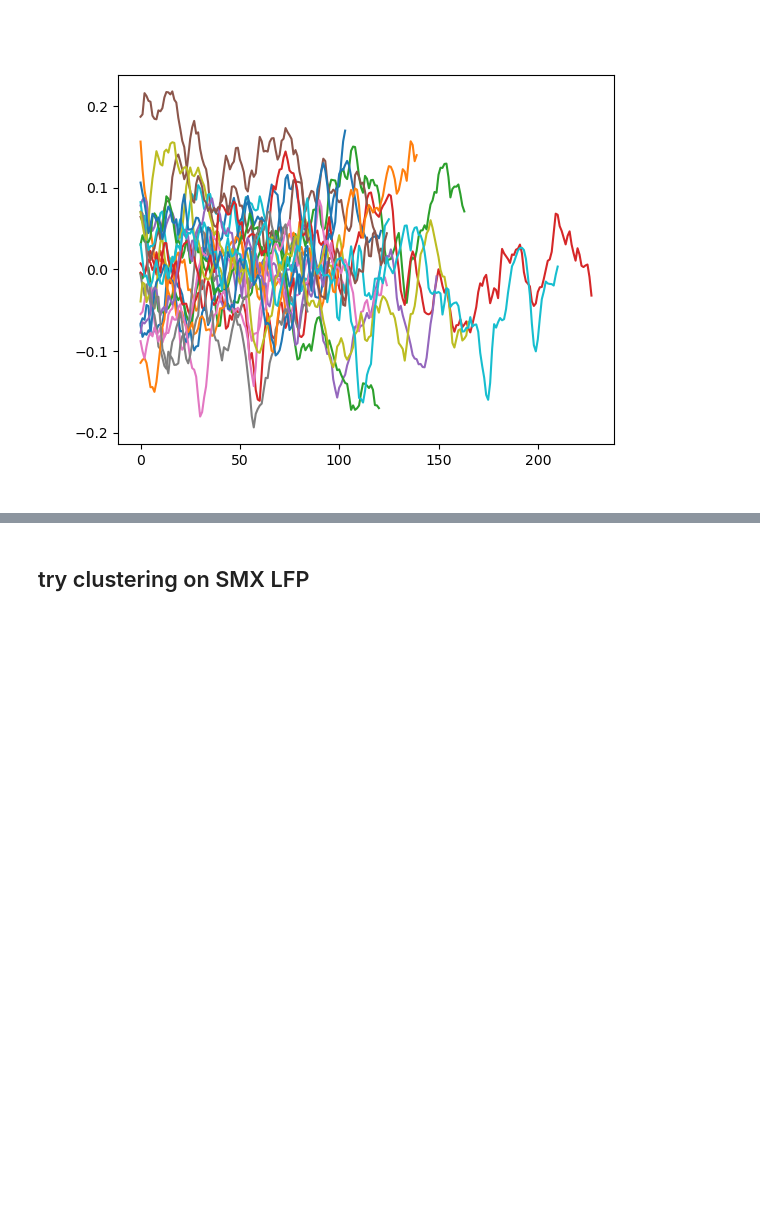
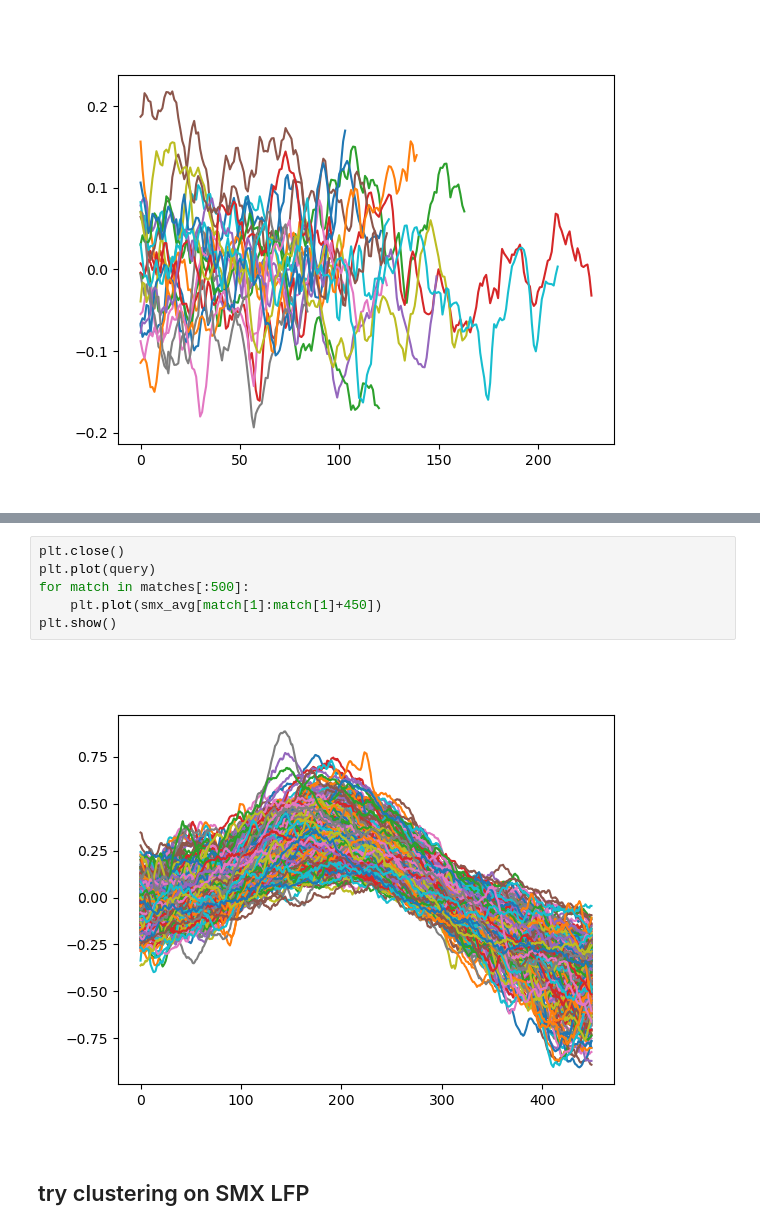
Before and after one commit to 9q9q/rat_sleep, a Jupyter notebook: sandbox.ipynb, the cells around one changed output, grey strips where cells are left out. Saved outputs shown, nothing was run; the diff lists cells and outputs as text; blank space fills up the shorter version.

```diff
--- a/sandbox.ipynb
+++ b/sandbox.ipynb
@@ -404,3 +464,11 @@ for match in motifs[1][0]:
+# %%
+plt.close()
+plt.plot(query)
+for match in matches[:500]:
+    plt.plot(smx_avg[match[1]:match[1]+450])
+plt.show()
+# %% [output]
+[figure, added]
 # %% [markdown]
 ## try clustering on SMX LFP
 # %%
```
Also changed, not shown: parts of 12 cells of this notebook.
